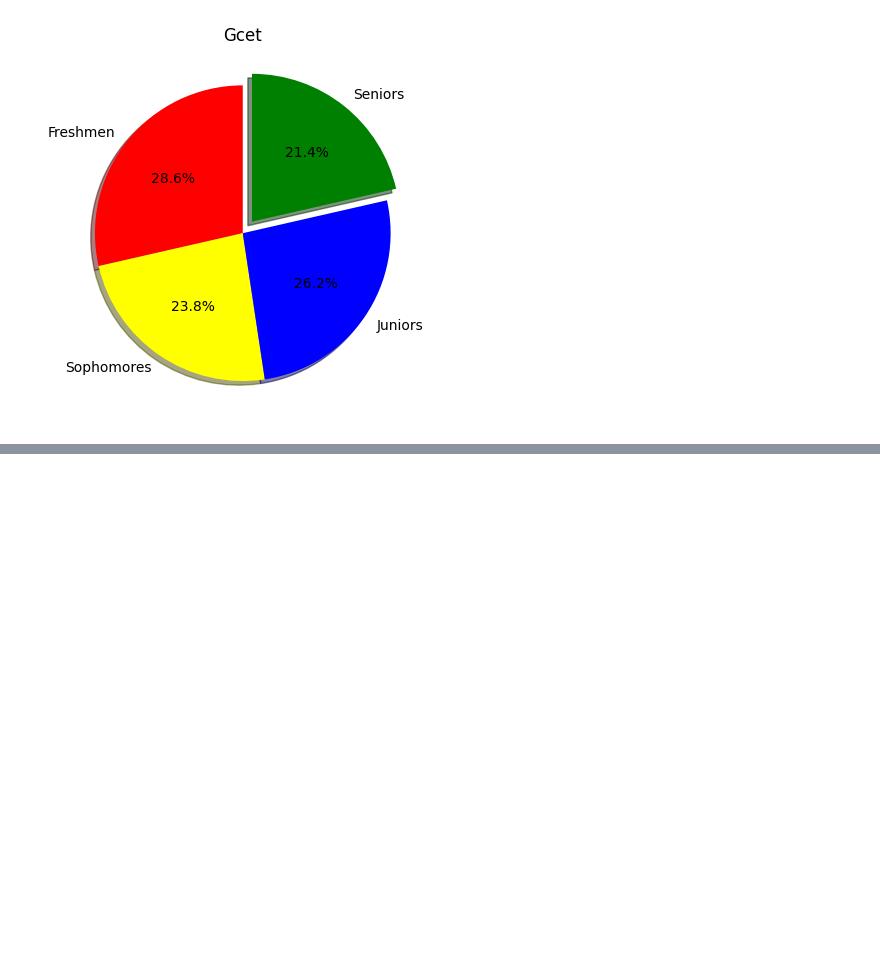
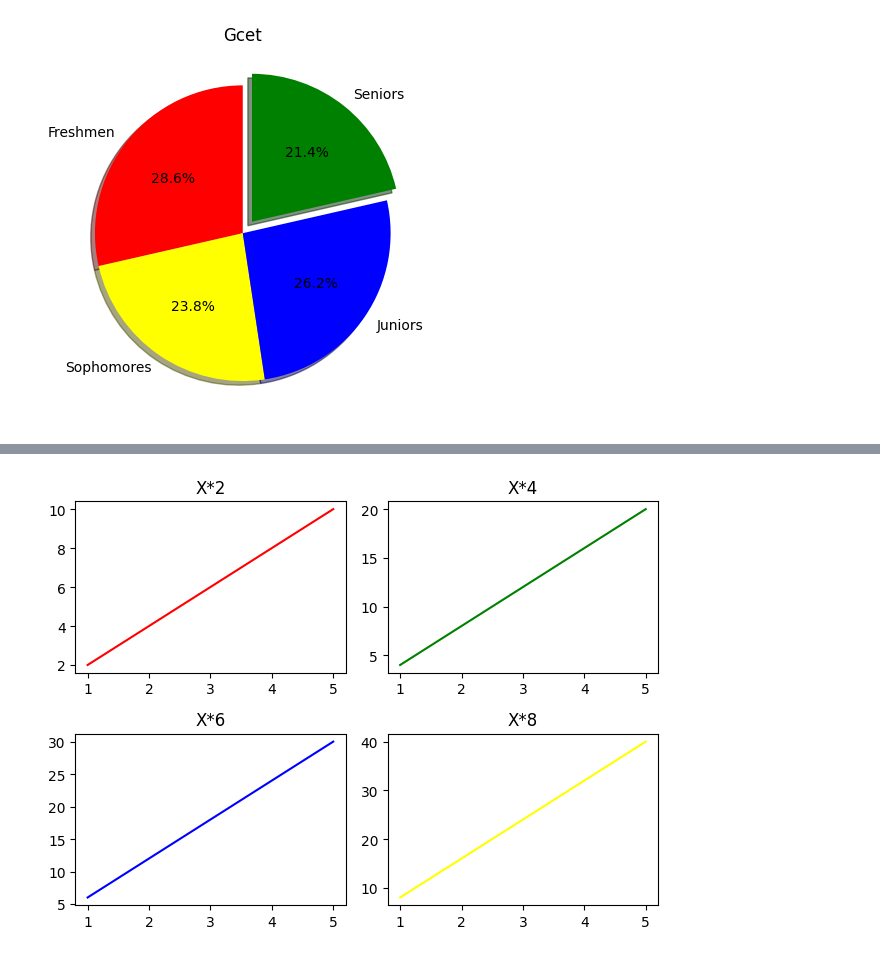
Before and after one commit to UzairJavaidRather/Python-Basics, a Jupyter notebook: Day14/test.ipynb, the cells around one changed output, grey strips where cells are left out. Cells and saved outputs as stored; diff of their text form; code cells hidden in the pictures; blank space fills up the shorter version.

```diff
--- a/Day14/test.ipynb
+++ b/Day14/test.ipynb
@@ -211,0 +283,24 @@ plt.show()
+# %%
+import matplotlib.pyplot as plt
+import numpy as np
+
+x = np.array([1, 2, 3, 4, 5])
+
+figure, axes = plt.subplots(2,2) # 4 subplots   ---(row,column)
+
+axes[0,0].plot(x,x*2,color="red") #row=0 and column=0
+axes[0,0].set_title("X*2")
+
+axes[0,1].plot(x,x*4,color="green")
+axes[0,1].set_title("X*4")
+
+axes[1,0].plot(x,x*6,color="blue")
+axes[1,0].set_title("X*6")
+
+axes[1,1].plot(x,x*8,color="yellow")
+axes[1,1].set_title("X*8")
+
+plt.tight_layout() #prevents the overlapping of labels
+plt.show()
+# %% [output]
+[figure, added]
```
Also changed, not shown: parts of 7 cells of this notebook.
